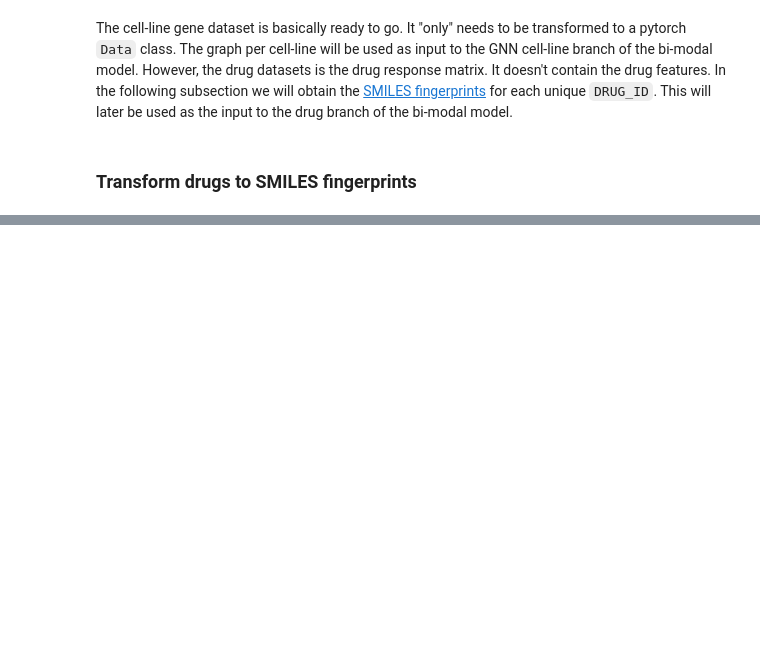
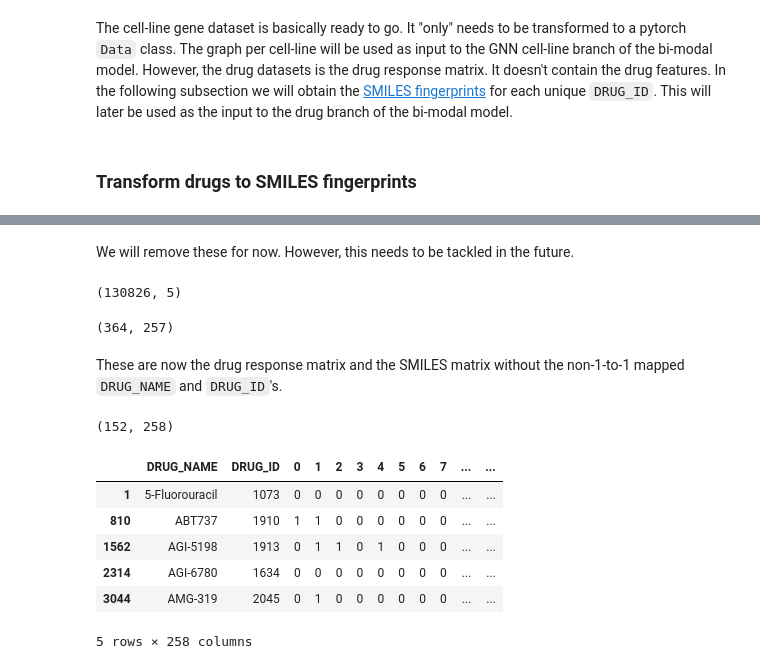
Before and after one commit to PeeteKeesel/gnn-for-drug-response-prediction, a Jupyter notebook: 11_v1_GraphTab.ipynb, the cells around one changed output, grey strips where cells are left out. Drawn from its saved outputs; the diff is of its cells as text; code cells hidden in the pictures; blank space fills up the shorter version.

```diff
--- a/11_v1_GraphTab.ipynb
+++ b/11_v1_GraphTab.ipynb
@@ -77,0 +116,9 @@ drug_name_fps.head(5)
+# %%
+all_non_uniqs = drug_cl[['DRUG_ID', 'DRUG_NAME']].groupby(['DRUG_NAME']).nunique().sort_values(['DRUG_ID'], ascending=False)
+all_non_uniqs = all_non_uniqs[all_non_uniqs.DRUG_ID>1].reset_index()
+
+smiles = []
+for smile in list(drug_name_smiles.drug_name.values):
+    if smile in list(all_non_uniqs.DRUG_NAME.values):
+        smiles.append(smile)
+        print(f"{smile} is there and has not 1-to-1 mapping")
@@ -77,0 +145,37 @@ drug_name_fps.head(5)
+# %% [markdown]
+We will remove these for now. However, this needs to be tackled in the future.
+# %%
+drug_cl_v2 = drug_cl[~drug_cl.DRUG_NAME.isin(smiles)]
+print(drug_cl_v2.shape)
+# %% [output]
+(130826, 5)
+# %%
+drug_name_smiles_v2 = drug_name_smiles[~drug_name_smiles.drug_name.isin(smiles)]
+print(drug_name_smiles_v2.shape)
+# %% [output]
+(364, 257)
+# %% [markdown]
+These are now the drug response matrix and the SMILES matrix without the non-1-to-1 mapped `DRUG_NAME` and `DRUG_ID`'s.
+# %%
+drug_name_smiles_v3 = pd.merge(left=drug_name_smiles_v2,
+                                right=drug_cl_v2[['DRUG_ID', 'DRUG_NAME']],
+                                how='left',
+                                left_on=['drug_name'],
+                                right_on=['DRUG_NAME'])
+drug_name_smiles_v3.drop_duplicates(inplace=True)
+drug_name_smiles_v3.drop(['DRUG_NAME'], axis=1, inplace=True)
+drug_name_smiles_v3 = drug_name_smiles_v3[~drug_name_smiles_v3.DRUG_ID.isna()]
+drug_name_smiles_v3['DRUG_ID'] = drug_name_smiles_v3.DRUG_ID.astype(np.int64)
+drug_name_smiles_v3.rename(columns={'drug_name': 'DRUG_NAME'}, inplace=True)
+drug_name_smiles_v3.insert(1, 'DRUG_ID', drug_name_smiles_v3.pop('DRUG_ID'))
+print(drug_name_smiles_v3.shape)
+drug_name_smiles_v3.head(5)
+# %% [output]
+(152, 258)
+|  | DRUG_NAME | DRUG_ID | 0 | 1 | 2 | 3 | 4 | 5 | 6 | 7 | ... | ... |
+| 1 | 5-Fluorouracil | 1073 | 0 | 0 | 0 | 0 | 0 | 0 | 0 | 0 | ... | ... |
+| 810 | ABT737 | 1910 | 1 | 1 | 0 | 0 | 0 | 0 | 0 | 0 | ... | ... |
+| 1562 | AGI-5198 | 1913 | 0 | 1 | 1 | 0 | 1 | 0 | 0 | 0 | ... | ... |
+| 2314 | AGI-6780 | 1634 | 0 | 0 | 0 | 0 | 0 | 0 | 0 | 0 | ... | ... |
+| 3044 | AMG-319 | 2045 | 0 | 1 | 0 | 0 | 0 | 0 | 0 | 0 | ... | ... |
+5 rows × 258 columns
```
Also changed, not shown: parts of 17 cells of this notebook, 3 other files.
